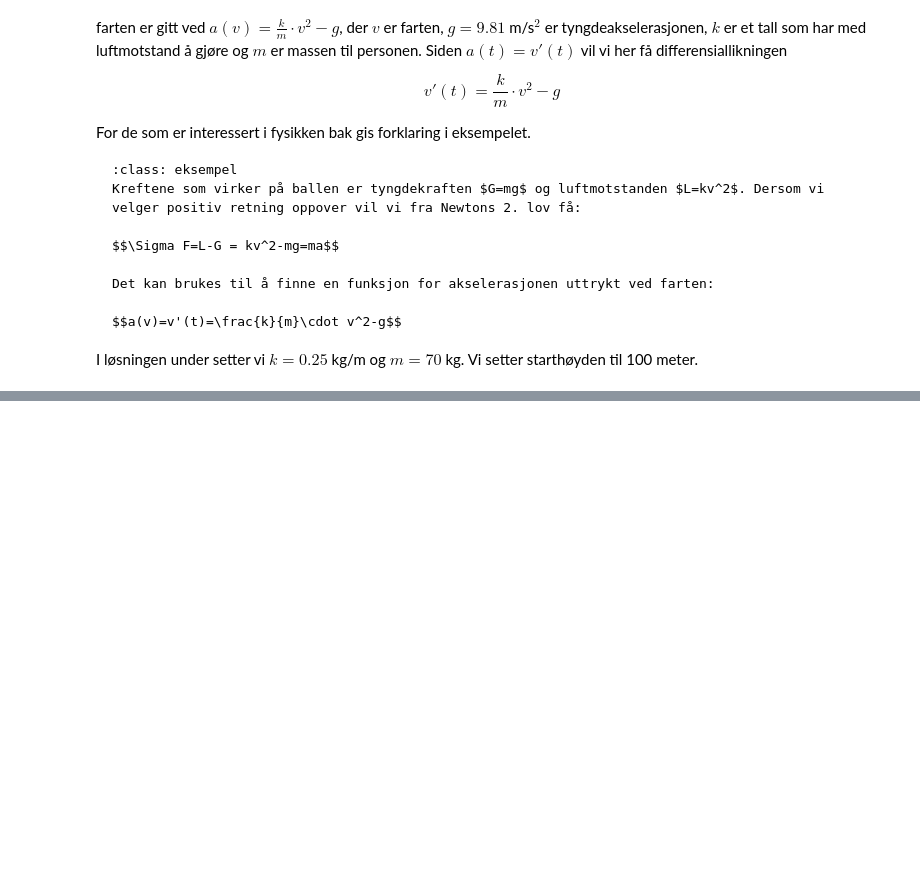
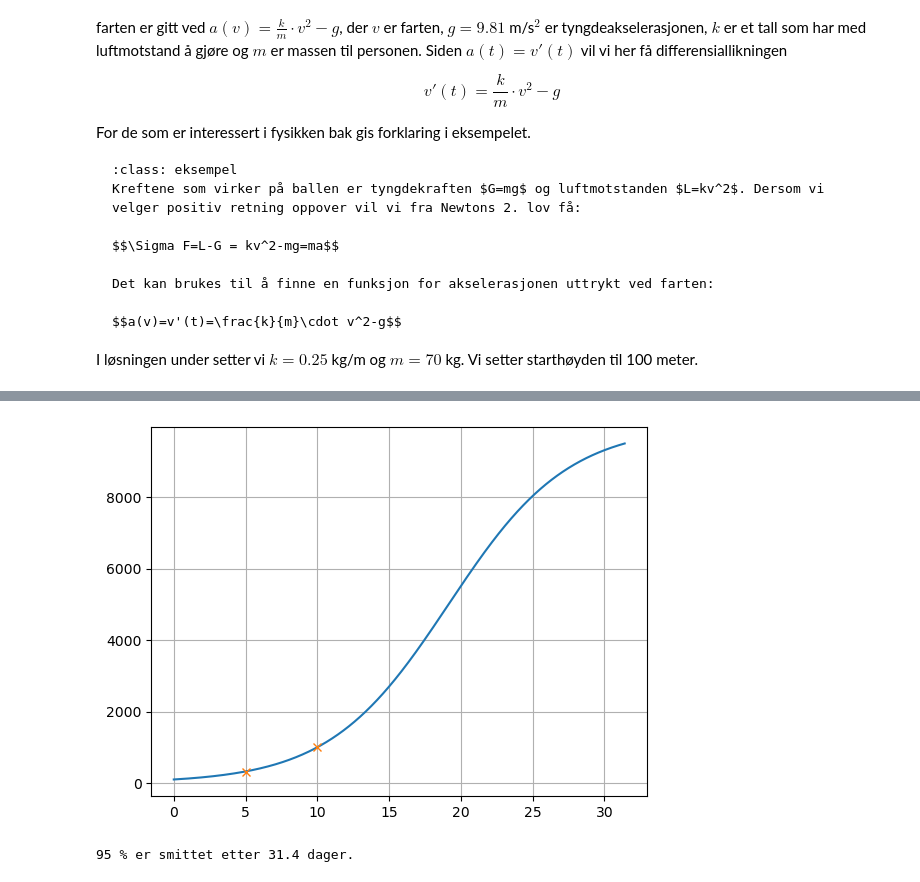
Before and after one commit to kstige/Matematikk-R1, a Jupyter notebook: docs/numerikkmodeller/eulersmetode.ipynb, the cells around one changed output, grey strips where cells are left out. Saved outputs shown, nothing was run; the diff lists cells and outputs as text; code cells hidden in the pictures; blank space fills up the shorter version.

```diff
--- a/docs/numerikkmodeller/eulersmetode.ipynb
+++ b/docs/numerikkmodeller/eulersmetode.ipynb
@@ -259,0 +264,38 @@ Det blir tatt en bakterieprøve fra halsen til en pasient.
+# %%
+import matplotlib.pyplot as plt
+import numpy as numpy
+
+x0 = 0           # Sett startverdi for x
+y0 = 100         # Sett startverdi for y
+dx = 10**-4      # Sett steglengde
+B = 10000        # Bæreevne
+k = 0.24          # Proporsjonalitetskonstant
+
+# Oppretter lister til å lagre x- og y-verdier
+xliste = [x0]
+yliste = [y0]
+
+# Oppretter variabler for x og y som kan oppdateres i løkka
+x = x0
+y = y0
+
+# Definerer formen på den deriverte som kan avhenge av både x og y
+def df(x, y):
+    return k*y*(1-y/B)
+
+while y < 0.95*B:
+    y = y + df(x, y)*dx       # Eulers metode for neste y-verdi
+    x = x + dx                # Øker x med en steglengde
+    yliste.append(y)          # Legger til y-verdien i lista
+    xliste.append(x)          # Legger til x-verdien i lista
+
+plt.plot(xliste, yliste)
+plt.plot([5,10],[300,1000], 'x')
+plt.grid()
+plt.show()
+
+# Finner siste x-verdi i lista som tilsvarer antall dager det går før 95 % er smittet
+print("95 % er smittet etter", round(xliste[-1],1), "dager.")
+# %% [output]
+[figure, added]
+95 % er smittet etter 31.4 dager.
```
Also changed, not shown: parts of 5 cells of this notebook, 9 other files.
